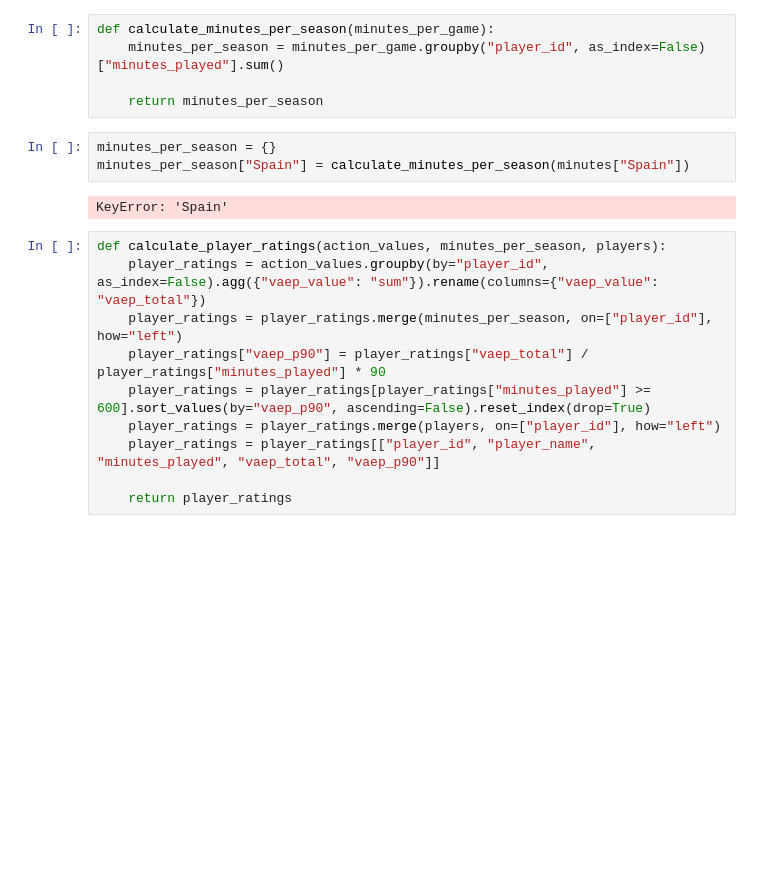
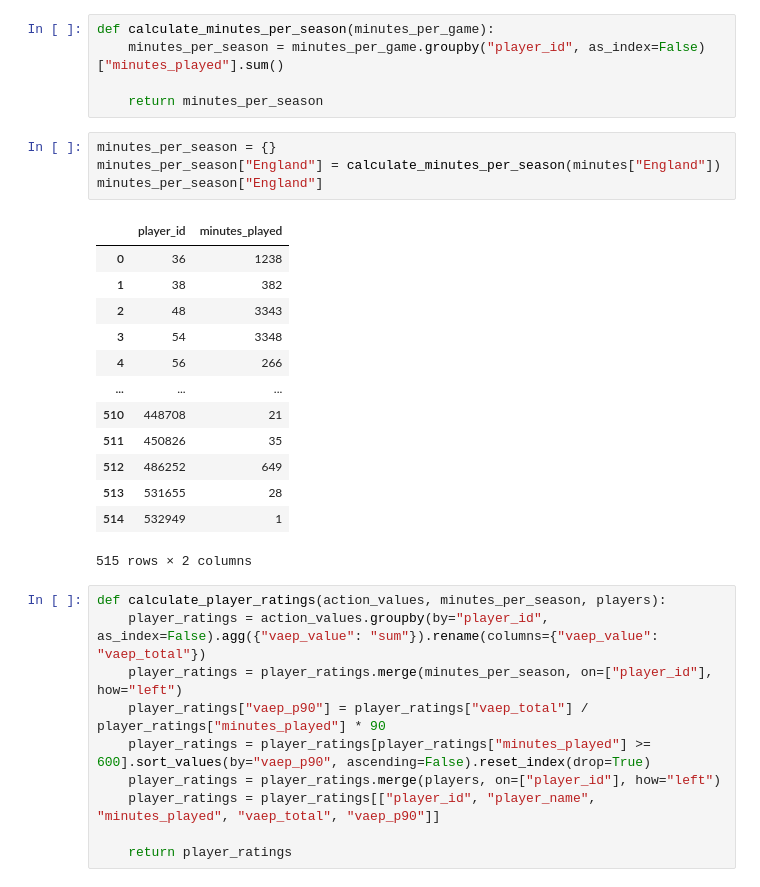
Before and after one commit to lframosferreira/soccer-analytics-notebooks, a Jupyter notebook: atv05/luis_felipe_ramos_ferreira.ipynb, the cells around one changed output. Saved outputs shown, nothing was run; the diff lists cells and outputs as text; blank space fills up the shorter version.

```diff
--- a/atv05/luis_felipe_ramos_ferreira.ipynb
+++ b/atv05/luis_felipe_ramos_ferreira.ipynb
@@ -265,9 +298,22 @@ def calculate_minutes_per_season(minutes_per_game):
     return minutes_per_season
 # %%
 minutes_per_season = {}
-minutes_per_season["Spain"] = calculate_minutes_per_season(minutes["Spain"])
+minutes_per_season["England"] = calculate_minutes_per_season(minutes["England"])
+minutes_per_season["England"]
 # %% [output]
+|  | player_id | minutes_played |
+| 0 | 36 | 1238 |
+| 1 | 38 | 382 |
+| 2 | 48 | 3343 |
+| 3 | 54 | 3348 |
+| 4 | 56 | 266 |
+| ... | ... | ... |
+| 510 | 448708 | 21 |
+| 511 | 450826 | 35 |
+| 512 | 486252 | 649 |
+| 513 | 531655 | 28 |
+| 514 | 532949 | 1 |
-KeyError: 'Spain'
+515 rows × 2 columns
 # %%
 def calculate_player_ratings(action_values, minutes_per_season, players):
     player_ratings = action_values.groupby(by="player_id", as_index=False).agg({"vaep_value": "sum"}).rename(columns={"vaep_value": "vaep_total"})
```
Also changed, not shown: parts of 6 cells of this notebook, 1 other file.
